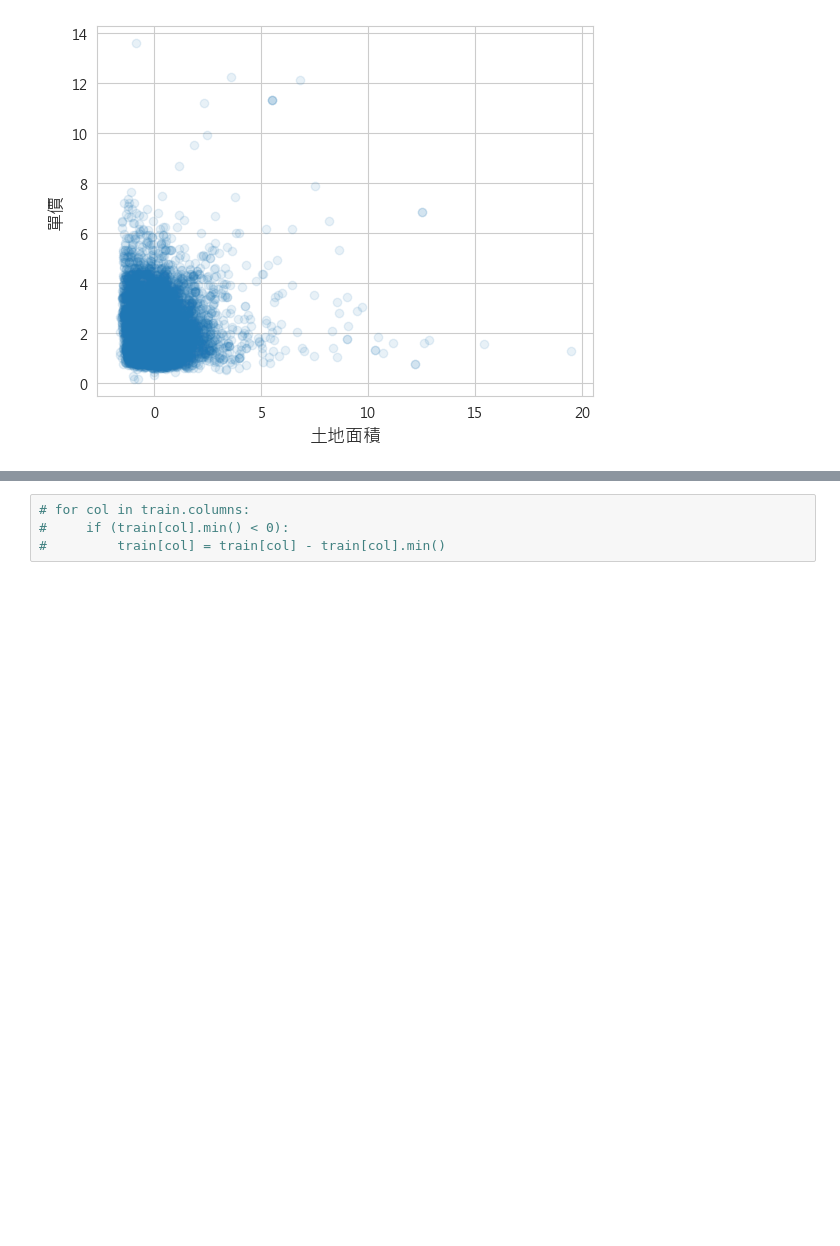
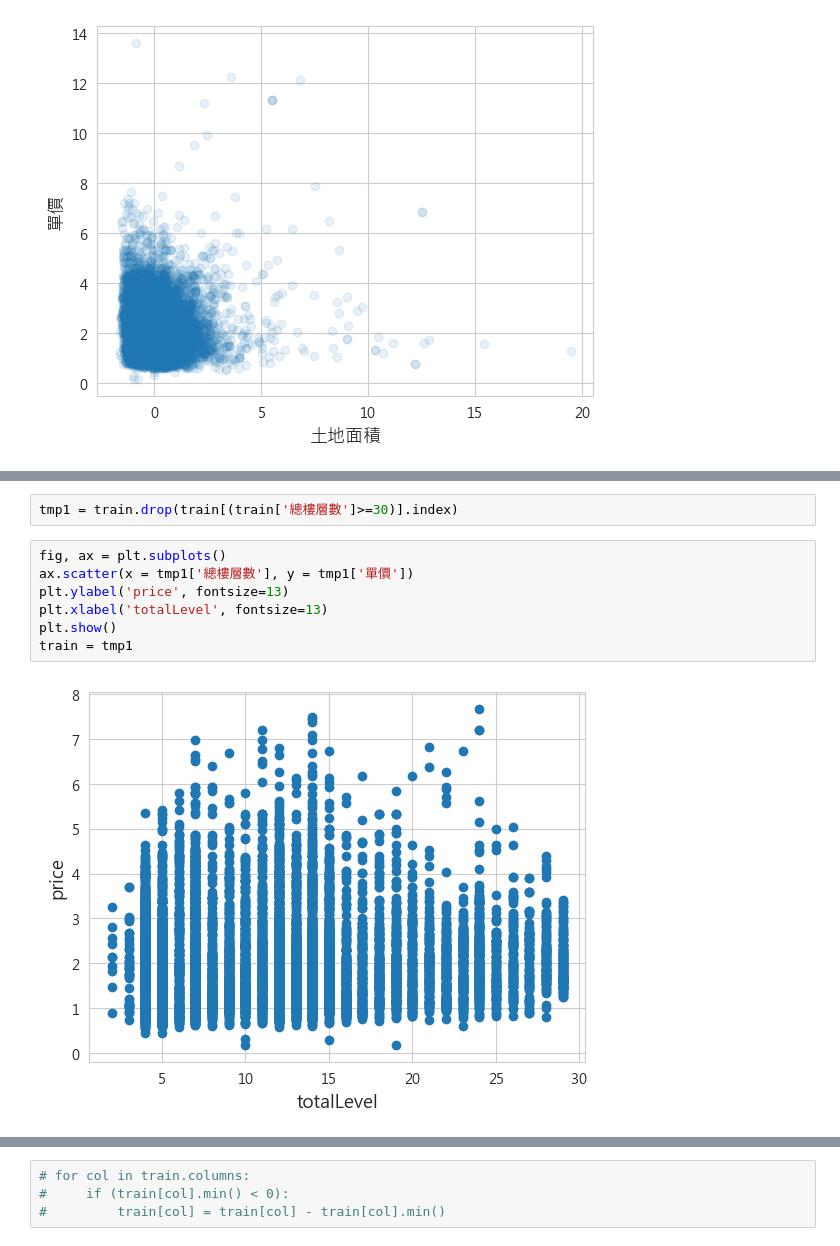
Before and after one commit to danny0926/housePrice-Predict, a Jupyter notebook: dataPreprocessing.ipynb, the cells around one changed output, grey strips where cells are left out. Drawn from its saved outputs; the diff is of its cells as text; blank space fills up the shorter version.

```diff
--- a/dataPreprocessing.ipynb
+++ b/dataPreprocessing.ipynb
@@ -148,3 +128,14 @@ plt.show()
+# %%
+tmp1 = train.drop(train[(train['總樓層數']>=30)].index)
+# %%
+fig, ax = plt.subplots()
+ax.scatter(x = tmp1['總樓層數'], y = tmp1['單價'])
+plt.ylabel('price', fontsize=13)
+plt.xlabel('totalLevel', fontsize=13)
+plt.show()
+train = tmp1
+# %% [output]
+[figure, added]
 # %%
 fig, ax = plt.subplots()
 ax.scatter(x = train['屋齡'], y = train['單價'])
```
Also changed, not shown: parts of 34 cells of this notebook, 7 other files.
